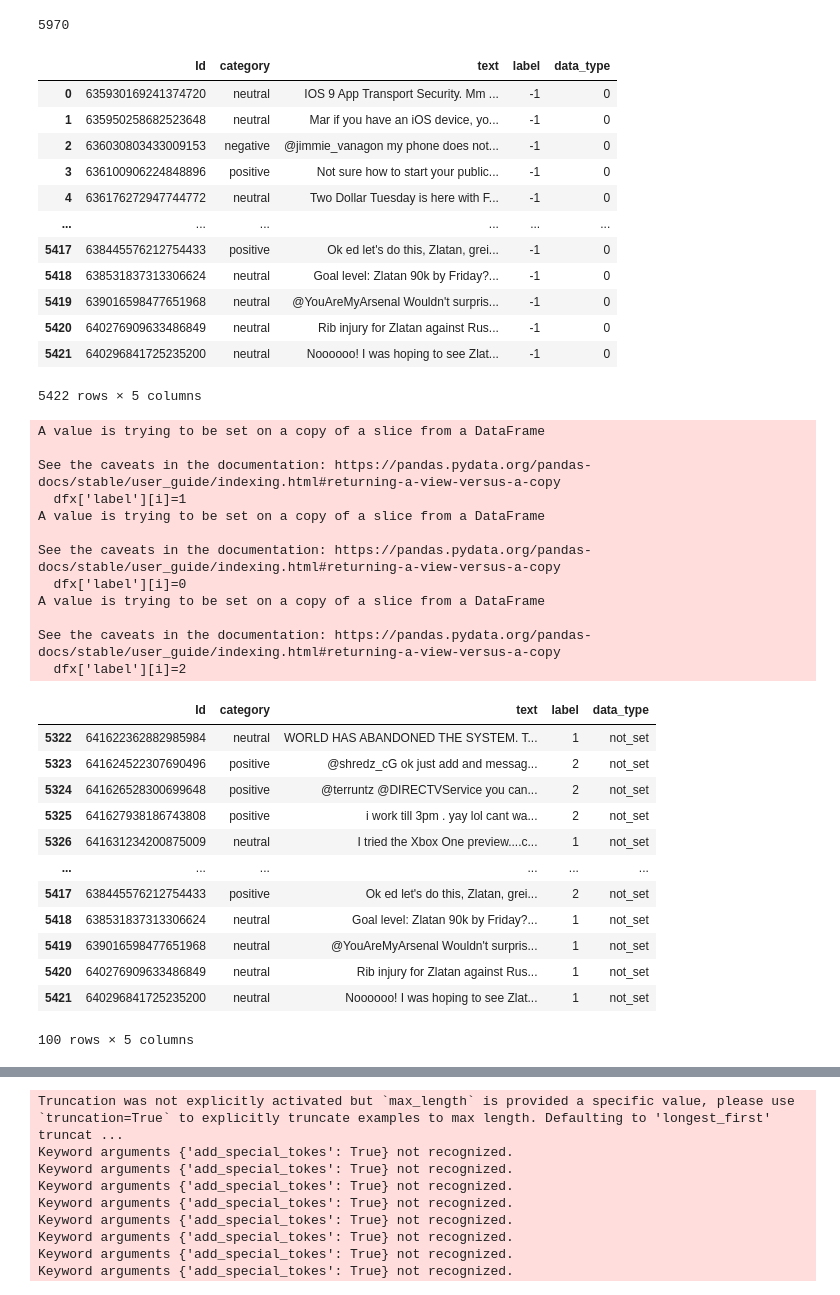
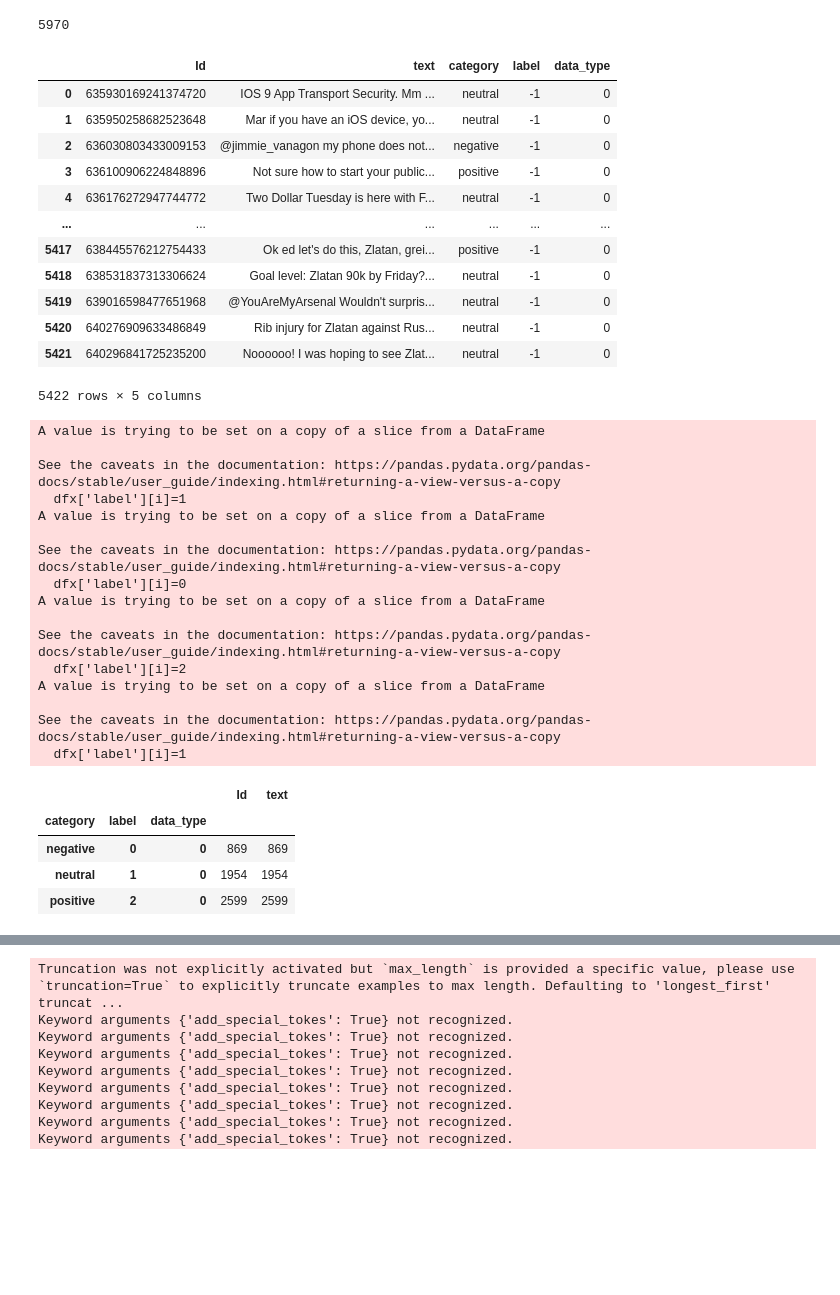
Before and after one commit to adhamghazali/nlp, a Jupyter notebook: transformer.ipynb, the cells around one changed output, grey strips where cells are left out. Drawn from its saved outputs; the diff is of its cells as text; code cells hidden in the pictures; blank space fills up the shorter version.

Commit message:
bug fix in data prep

```diff
--- a/transformer.ipynb
+++ b/transformer.ipynb
@@ -57,7 +57,8 @@ def preprocess(df, mode='train'):
     df=df.rename(columns={"Category": "category"})
     df.insert(loc=3, column='label', value=-1)
     df.insert(loc=4, column='data_type', value=0)
-    #df = swap_columns(df, 'category', 'text')
+    df = swap_columns(df, 'category', 'text')
+
 
     return df
 # %%
@@ -66,23 +67,21 @@ dfx=preprocess(train_df,'train')
 dfx.reset_index(inplace=True,drop=True)
 dfx
 # %% [output]
-|  | Id | category | text | label | data_type |
-| 0 | 635930169241374720 | neutral | IOS 9 App Transport Security. Mm ... | -1 | 0 |
-| 1 | 635950258682523648 | neutral | Mar if you have an iOS device, yo... | -1 | 0 |
-| 2 | 636030803433009153 | negative | @jimmie_vanagon my phone does not... | -1 | 0 |
-| 3 | 636100906224848896 | positive | Not sure how to start your public... | -1 | 0 |
-| 4 | 636176272947744772 | neutral | Two Dollar Tuesday is here with F... | -1 | 0 |
+|  | Id | text | category | label | data_type |
+| 0 | 635930169241374720 | IOS 9 App Transport Security. Mm ... | neutral | -1 | 0 |
+| 1 | 635950258682523648 | Mar if you have an iOS device, yo... | neutral | -1 | 0 |
+| 2 | 636030803433009153 | @jimmie_vanagon my phone does not... | negative | -1 | 0 |
+| 3 | 636100906224848896 | Not sure how to start your public... | positive | -1 | 0 |
+| 4 | 636176272947744772 | Two Dollar Tuesday is here with F... | neutral | -1 | 0 |
 | ... | ... | ... | ... | ... | ... |
-| 5417 | 638445576212754433 | positive | Ok ed let's do this, Zlatan, grei... | -1 | 0 |
-| 5418 | 638531837313306624 | neutral | Goal level: Zlatan 90k by Friday?... | -1 | 0 |
-| 5419 | 639016598477651968 | neutral | @YouAreMyArsenal Wouldn't surpris... | -1 | 0 |
-| 5420 | 640276909633486849 | neutral | Rib injury for Zlatan against Rus... | -1 | 0 |
-| 5421 | 640296841725235200 | neutral | Noooooo! I was hoping to see Zlat... | -1 | 0 |
+| 5417 | 638445576212754433 | Ok ed let's do this, Zlatan, grei... | positive | -1 | 0 |
+| 5418 | 638531837313306624 | Goal level: Zlatan 90k by Friday?... | neutral | -1 | 0 |
+| 5419 | 639016598477651968 | @YouAreMyArsenal Wouldn't surpris... | neutral | -1 | 0 |
+| 5420 | 640276909633486849 | Rib injury for Zlatan against Rus... | neutral | -1 | 0 |
+| 5421 | 640296841725235200 | Noooooo! I was hoping to see Zlat... | neutral | -1 | 0 |
 5422 rows × 5 columns
-# %%
-dfx['data_type'] = ['not_set'] * dfx.shape[0]
 # %%
-for i in range(1,len(dfx)):
+for i in range(0,len(dfx)):
     if i not in dfx.index:
         continue
     #print(i)
@@ -92,6 +91,9 @@ for i in range(1,len(dfx)):
         dfx['label'][i]=1
     if dfx['category'][i]=='negative':
         dfx['label'][i]=0
+    if dfx['category'][i]=='Tweet':
+        dfx['category'][i]="neutral"
+        dfx['label'][i]=1
 # %% [output]
 A value is trying to be set on a copy of a slice from a DataFrame
 
@@ -105,20 +107,16 @@ A value is trying to be set on a copy of a slice from a DataFrame
 
 See the caveats in the documentation: https://pandas.pydata.org/pandas-docs/stable/user_guide/indexing.html#returning-a-view-versus-a-copy
   dfx['label'][i]=2
+A value is trying to be set on a copy of a slice from a DataFrame
+
+See the caveats in the documentation: https://pandas.pydata.org/pandas-docs/stable/user_guide/indexing.html#returning-a-view-versus-a-copy
+  dfx['label'][i]=1
 # %%
-dfx.tail(100)
+dfx.groupby(['category', 'label', 'data_type']).count()
 # %% [output]
-|  | Id | category | text | label | data_type |
-| 5322 | 641622362882985984 | neutral | WORLD HAS ABANDONED THE SYSTEM. T... | 1 | not_set |
-| 5323 | 641624522307690496 | positive | @shredz_cG ok just add and messag... | 2 | not_set |
-| 5324 | 641626528300699648 | positive | @terruntz @DIRECTVService you can... | 2 | not_set |
-| 5325 | 641627938186743808 | positive | i work till 3pm . yay lol cant wa... | 2 | not_set |
-| 5326 | 641631234200875009 | neutral | I tried the Xbox One preview....c... | 1 | not_set |
-| ... | ... | ... | ... | ... | ... |
-| 5417 | 638445576212754433 | positive | Ok ed let's do this, Zlatan, grei... | 2 | not_set |
-| 5418 | 638531837313306624 | neutral | Goal level: Zlatan 90k by Friday?... | 1 | not_set |
-| 5419 | 639016598477651968 | neutral | @YouAreMyArsenal Wouldn't surpris... | 1 | not_set |
-| 5420 | 640276909633486849 | neutral | Rib injury for Zlatan against Rus... | 1 | not_set |
-| 5421 | 640296841725235200 | neutral | Noooooo! I was hoping to see Zlat... | 1 | not_set |
+|  |  |  | Id | text |
+| category | label | data_type |  |  |
+| negative | 0 | 0 | 869 | 869 |
+| neutral | 1 | 0 | 1954 | 1954 |
+| positive | 2 | 0 | 2599 | 2599 |
-100 rows × 5 columns
 # %%
```
Also changed, not shown: parts of 10 cells of this notebook, 1 other file.
